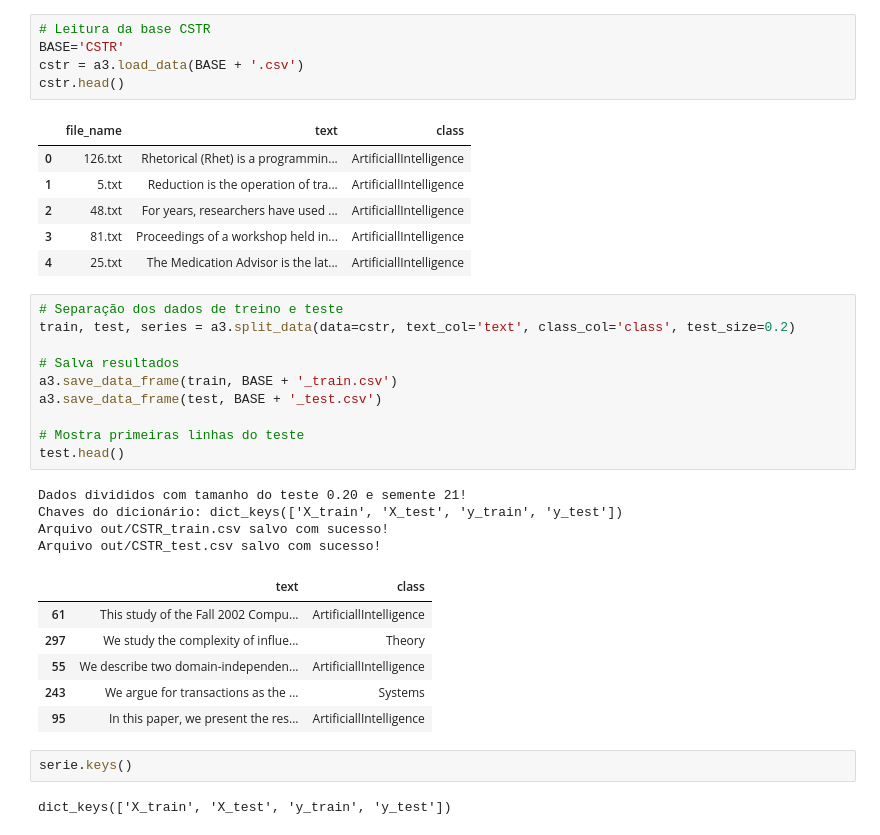
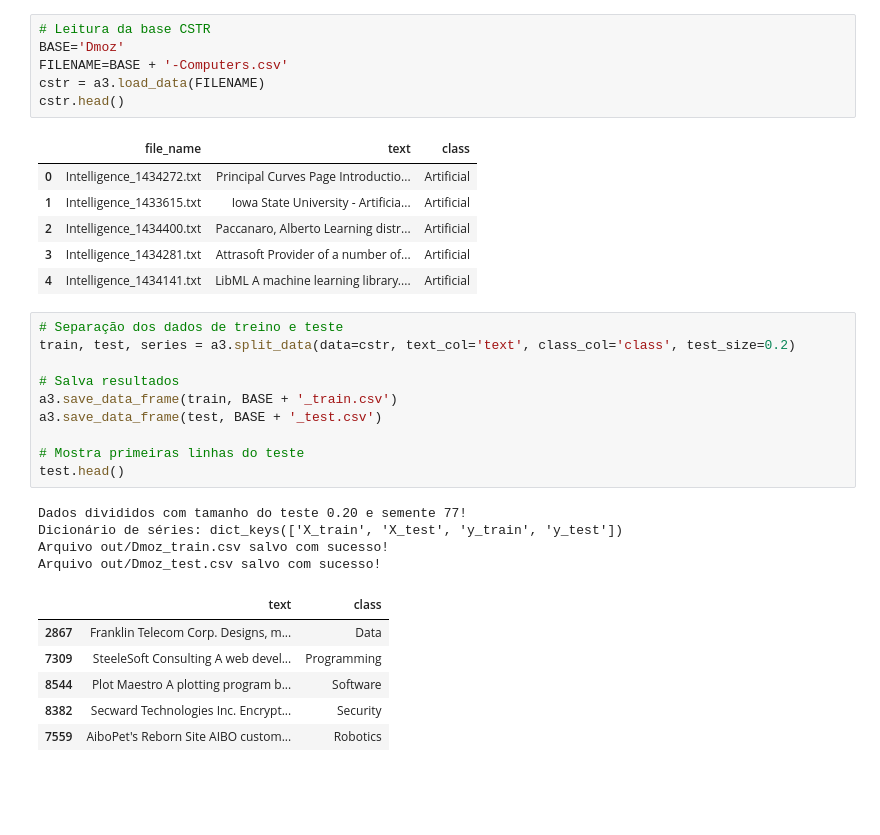
Before and after one commit to thyarles/unb-fmc-nlp, a Jupyter notebook: aula_3/atividade_3/notebook.ipynb, the cells around one changed output. Cells and saved outputs as stored; diff of their text form; blank space fills up the shorter version.

```diff
--- a/aula_3/atividade_3/notebook.ipynb
+++ b/aula_3/atividade_3/notebook.ipynb
@@ -10,15 +42,16 @@ Classe iniciada com semente 21!
 # %%
 # Leitura da base CSTR
-BASE='CSTR'
-cstr = a3.load_data(BASE + '.csv')
+BASE='Dmoz'
+FILENAME=BASE + '-Computers.csv'
+cstr = a3.load_data(FILENAME)
 cstr.head()
 # %% [output]
 |  | file_name | text | class |
-| 0 | 126.txt | Rhetorical (Rhet) is a programmin... | ArtificiallIntelligence |
-| 1 | 5.txt | Reduction is the operation of tra... | ArtificiallIntelligence |
-| 2 | 48.txt | For years, researchers have used ... | ArtificiallIntelligence |
-| 3 | 81.txt | Proceedings of a workshop held in... | ArtificiallIntelligence |
-| 4 | 25.txt | The Medication Advisor is the lat... | ArtificiallIntelligence |
+| 0 | Intelligence_1434272.txt | Principal Curves Page Introductio... | Artificial |
+| 1 | Intelligence_1433615.txt | Iowa State University - Artificia... | Artificial |
+| 2 | Intelligence_1434400.txt | Paccanaro, Alberto Learning distr... | Artificial |
+| 3 | Intelligence_1434281.txt | Attrasoft Provider of a number of... | Artificial |
+| 4 | Intelligence_1434141.txt | LibML A machine learning library.... | Artificial |
 # %%
 # Separação dos dados de treino e teste
 train, test, series = a3.split_data(data=cstr, text_col='text', class_col='class', test_size=0.2)
@@ -30,17 +63,13 @@ a3.save_data_frame(test, BASE + '_test.csv')
 # Mostra primeiras linhas do teste
 test.head()
 # %% [output]
-Dados divididos com tamanho do teste 0.20 e semente 21!
-Chaves do dicionário: dict_keys(['X_train', 'X_test', 'y_train', 'y_test'])
-Arquivo out/CSTR_train.csv salvo com sucesso!
-Arquivo out/CSTR_test.csv salvo com sucesso!
+Dados divididos com tamanho do teste 0.20 e semente 77!
+Dicionário de séries: dict_keys(['X_train', 'X_test', 'y_train', 'y_test'])
+Arquivo out/Dmoz_train.csv salvo com sucesso!
+Arquivo out/Dmoz_test.csv salvo com sucesso!
 |  | text | class |
-| 61 | This study of the Fall 2002 Compu... | ArtificiallIntelligence |
-| 297 | We study the complexity of influe... | Theory |
-| 55 | We describe two domain-independen... | ArtificiallIntelligence |
-| 243 | We argue for transactions as the ... | Systems |
-| 95 | In this paper, we present the res... | ArtificiallIntelligence |
+| 2867 | Franklin Telecom Corp. Designs, m... | Data |
+| 7309 | SteeleSoft Consulting A web devel... | Programming |
+| 8544 | Plot Maestro A plotting program b... | Software |
+| 8382 | Secward Technologies Inc. Encrypt... | Security |
+| 7559 | AiboPet's Reborn Site AIBO custom... | Robotics |
-# %%
-serie.keys()
-# %% [output]
-dict_keys(['X_train', 'X_test', 'y_train', 'y_test'])
```
Also changed, not shown: parts of 5 cells of this notebook, 2 other files.
